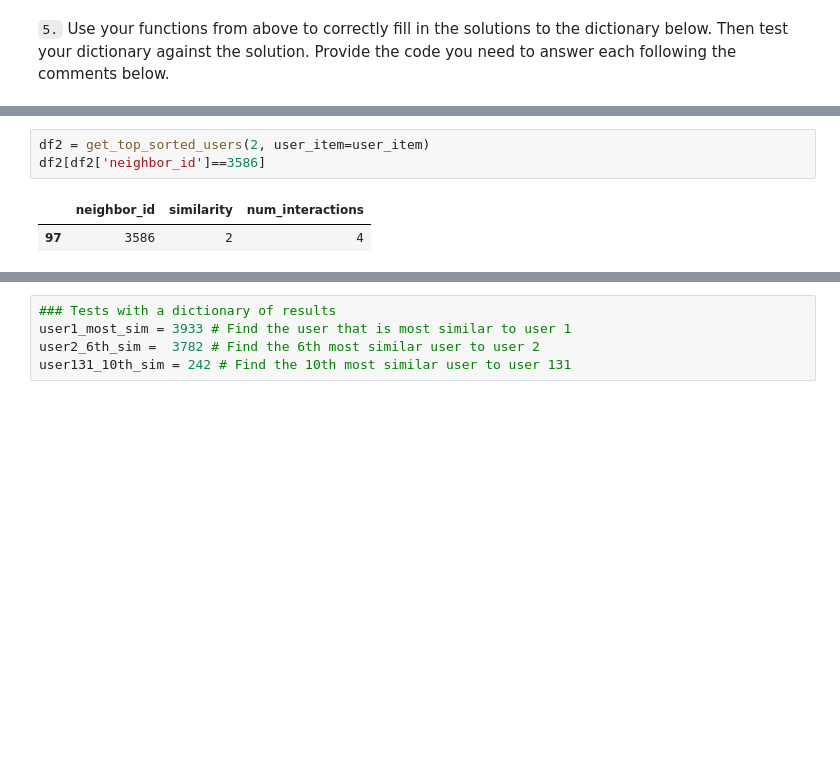
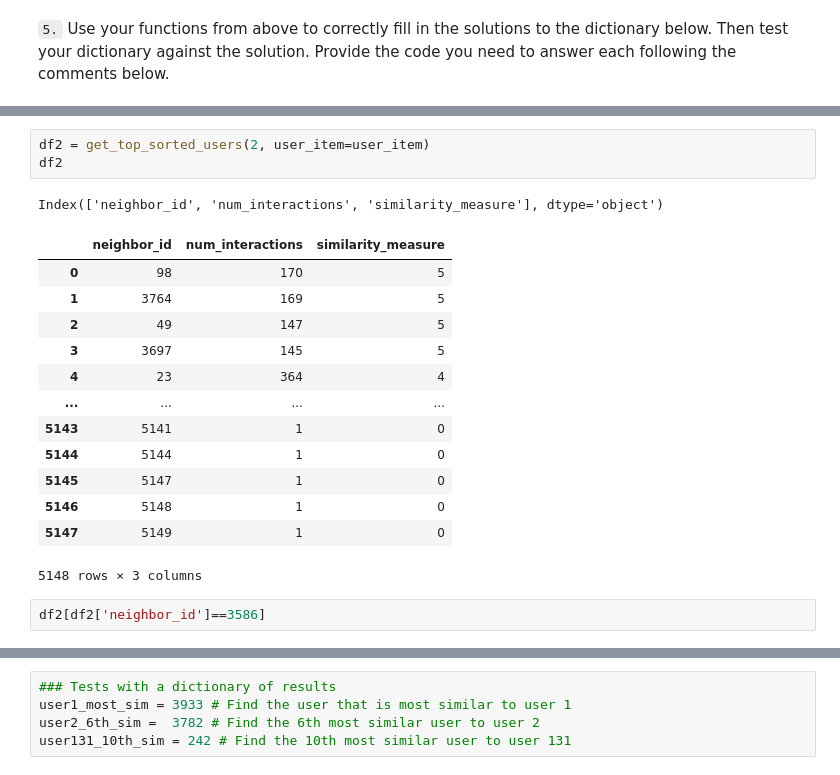
Before and after one commit to jawaheralkhonaifer/recommendationwithIBM, a Jupyter notebook: starter/Recommendations_with_IBM.ipynb, the cells around one changed output, grey strips where cells are left out. Drawn from its saved outputs; the diff is of its cells as text; blank space fills up the shorter version.

```diff
--- a/starter/Recommendations_with_IBM.ipynb
+++ b/starter/Recommendations_with_IBM.ipynb
@@ -648,9 +653,23 @@ print(get_top_sorted_users(1, user_item=user_item).head(n=1))
 # %%
 df2 = get_top_sorted_users(2, user_item=user_item)
-df2[df2['neighbor_id']==3586]
+df2
 # %% [output]
+Index(['neighbor_id', 'num_interactions', 'similarity_measure'], dtype='object')
-|  | neighbor_id | similarity | num_interactions |
-| 97 | 3586 | 2 | 4 |
+|  | neighbor_id | num_interactions | similarity_measure |
+| 0 | 98 | 170 | 5 |
+| 1 | 3764 | 169 | 5 |
+| 2 | 49 | 147 | 5 |
+| 3 | 3697 | 145 | 5 |
+| 4 | 23 | 364 | 4 |
+| ... | ... | ... | ... |
+| 5143 | 5141 | 1 | 0 |
+| 5144 | 5144 | 1 | 0 |
+| 5145 | 5147 | 1 | 0 |
+| 5146 | 5148 | 1 | 0 |
+| 5147 | 5149 | 1 | 0 |
+5148 rows × 3 columns
+# %%
+df2[df2['neighbor_id']==3586]
 # %%
 print(get_top_sorted_users(131, user_item=user_item).head(n=10))
 # %% [output]
```
Also changed, not shown: parts of 5 cells of this notebook.
